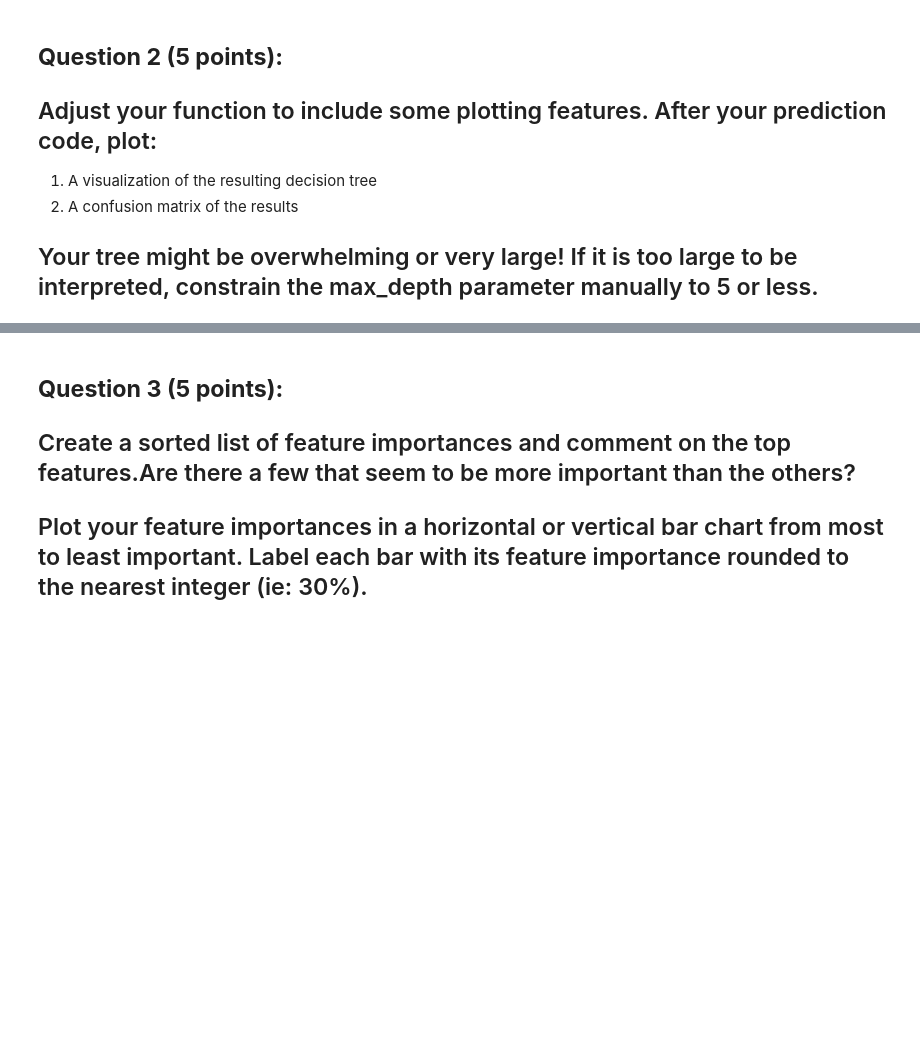
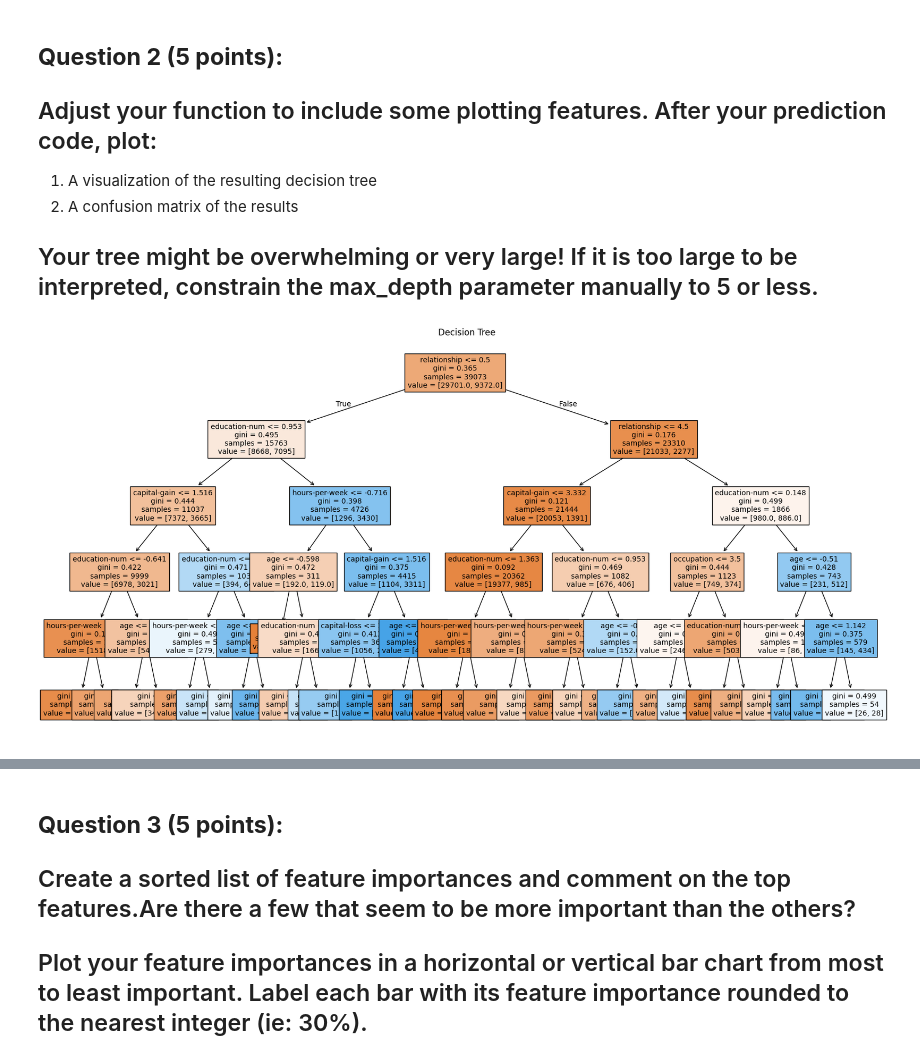
Before and after one commit to tracyhua2/DS3001, a Jupyter notebook: Labs/Lab_3_Decision_Trees_and_Random_Forests.ipynb, the cells around one changed output, grey strips where cells are left out. Drawn from its saved outputs; the diff is of its cells as text; code cells hidden in the pictures; blank space fills up the shorter version.

```diff
--- a/Labs/Lab_3_Decision_Trees_and_Random_Forests.ipynb
+++ b/Labs/Lab_3_Decision_Trees_and_Random_Forests.ipynb
@@ -159,7 +159,7 @@ X.head()
 | 3 | 53 | Private | 234721 | 11th | 7 | Married-civ-spouse | Handlers-cleaners | Husband | ... |
 | 4 | 28 | Private | 338409 | Bachelors | 13 | Married-civ-spouse | Prof-specialty | Wife | ... |
 # %%
-from sklearn.preprocessing import OneHotEncoder, PowerTransformer
+from sklearn.preprocessing import LabelEncoder, PowerTransformer
 
 # Convert 'object' data types to 'string'
 X = X.astype({col: 'string' for col in X.select_dtypes(include=['object']).columns})
@@ -178,8 +178,10 @@ pt = PowerTransformer(method='yeo-johnson')
 X[skewed_cols] = pt.fit_transform(X[skewed_cols])
 
 # Encode categorical variables using One-Hot Encoder
-cat_cols = ['workclass','education','marital-status','relationship','race','sex']
-X = pd.get_dummies(X, columns=cat_cols, drop_first=True)
+cat_cols = X.select_dtypes(include=['string']).columns
+label_encoder = LabelEncoder()
+for col in cat_cols:
+    X[col] = label_encoder.fit_transform(X[col])
 
 print(X.head())
 # %% [output]
@@ -236,3 +239,18 @@ See the caveats in the documentation: https://pandas.pydata.org/pandas-docs/stab
 ## Use a vanilla decision tree model to fit the model on the train set and predict on the test set. Print the precision, recall, and accuracy of the model after prediction.
 
 ## Test that your function runs on both y_clean_binary and y_clean_string. For any of the following questions, you may use whichever y_clean variable you'd like.
+# %%
+X_train, X_test, y_train, y_test = train_test_split(X, y_clean_binary, test_size=0.2, random_state=3001)
+# %%
+from sklearn.tree import DecisionTreeClassifier, DecisionTreeRegressor, plot_tree
+from sklearn.metrics import accuracy_score, f1_score, precision_score, recall_score, confusion_matrix
+
+# Vanilla Decision Tree
+tree = DecisionTreeClassifier(criterion='gini', random_state=42, max_depth=5)
+tree.fit(X_train, y_train)
+
+y_pred = tree.predict(X_test)
+precision = precision_score(y_test, y_pred, average='macro')
+recall = recall_score(y_test, y_pred, average='macro')
+accuracy = accuracy_score(y_test, y_pred)
+print(f'Precision: {precision}, Recall: {recall}, Accuracy: {accuracy}')
@@ -244,3 +264,11 @@ See the caveats in the documentation: https://pandas.pydata.org/pandas-docs/stab
 2.   A confusion matrix of the results
 
 ## Your tree might be overwhelming or very large! If it is too large to be interpreted, constrain the max_depth parameter manually to 5 or less.
+# %%
+# Tree plot
+plt.figure(figsize=(20,10))
+plot_tree(tree, filled=True, feature_names=X.columns, fontsize=10)
+plt.title('Decision Tree')
+plt.show()
+# %% [output]
+[figure, added]
```
Also changed, not shown: parts of 9 cells of this notebook.
